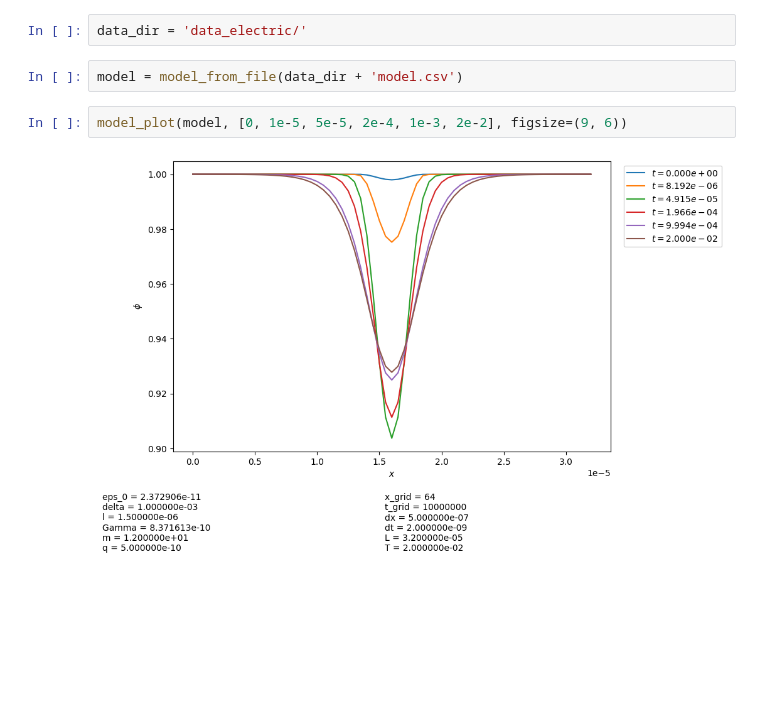
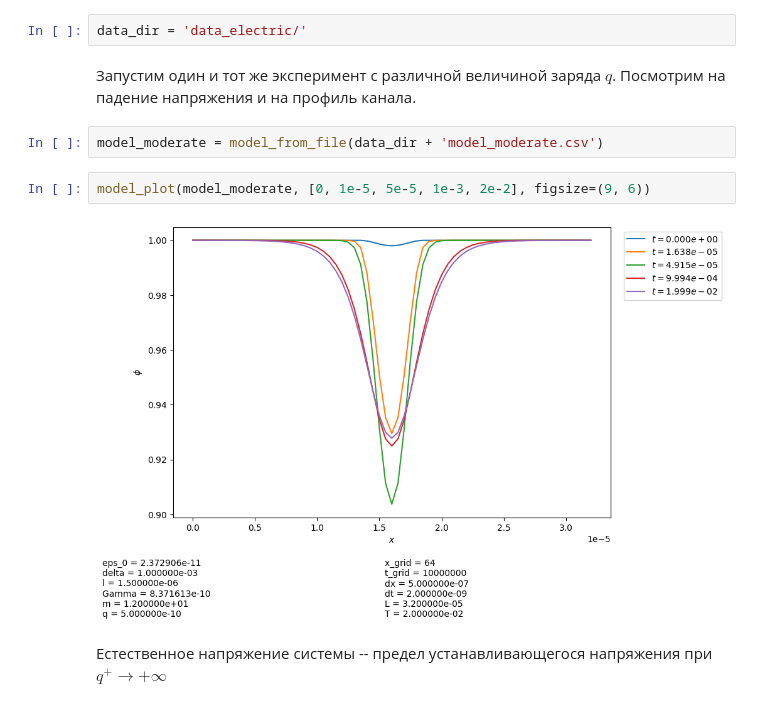
Before and after one commit to ponomarevandr/disruption, a Jupyter notebook: consensual_model/experiments/basic_check/electric_check.ipynb, the cells around one changed output. Saved outputs shown, nothing was run; the diff lists cells and outputs as text; blank space fills up the shorter version.

```diff
--- a/consensual_model/experiments/basic_check/electric_check.ipynb
+++ b/consensual_model/experiments/basic_check/electric_check.ipynb
@@ -22,9 +19,13 @@ The autoreload extension is already loaded. To reload it, use:
 # %%
 data_dir = 'data_electric/'
+# %% [markdown]
+Запустим один и тот же эксперимент с различной величиной заряда $q$. Посмотрим на падение напряжения и на профиль канала.
 # %%
-model = model_from_file(data_dir + 'model.csv')
+model_moderate = model_from_file(data_dir + 'model_moderate.csv')
 # %%
-model_plot(model, [0, 1e-5, 5e-5, 2e-4, 1e-3, 2e-2], figsize=(9, 6))
+model_plot(model_moderate, [0, 1e-5, 5e-5, 1e-3, 2e-2], figsize=(9, 6))
 # %% [output]
-[figure, old version]
+[figure, new version]
+# %% [markdown]
+Естественное напряжение системы -- предел устанавливающегося напряжения при $q^+ \to +\infty$
 # %%
```
Also changed, not shown: parts of 19 cells of this notebook, 6 other files.
